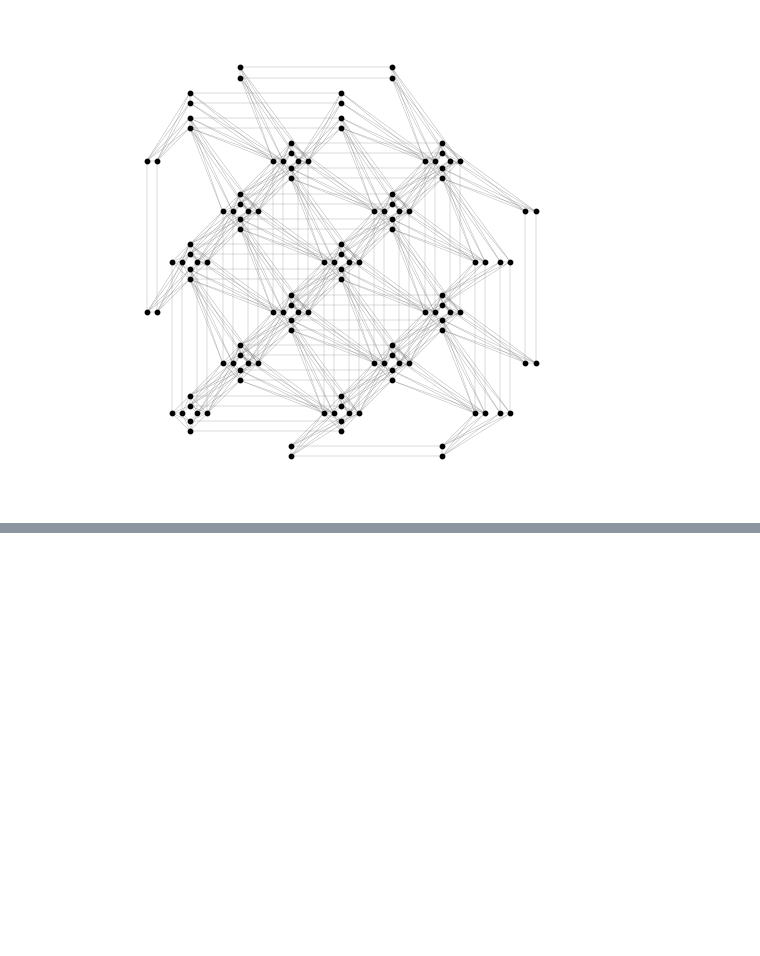
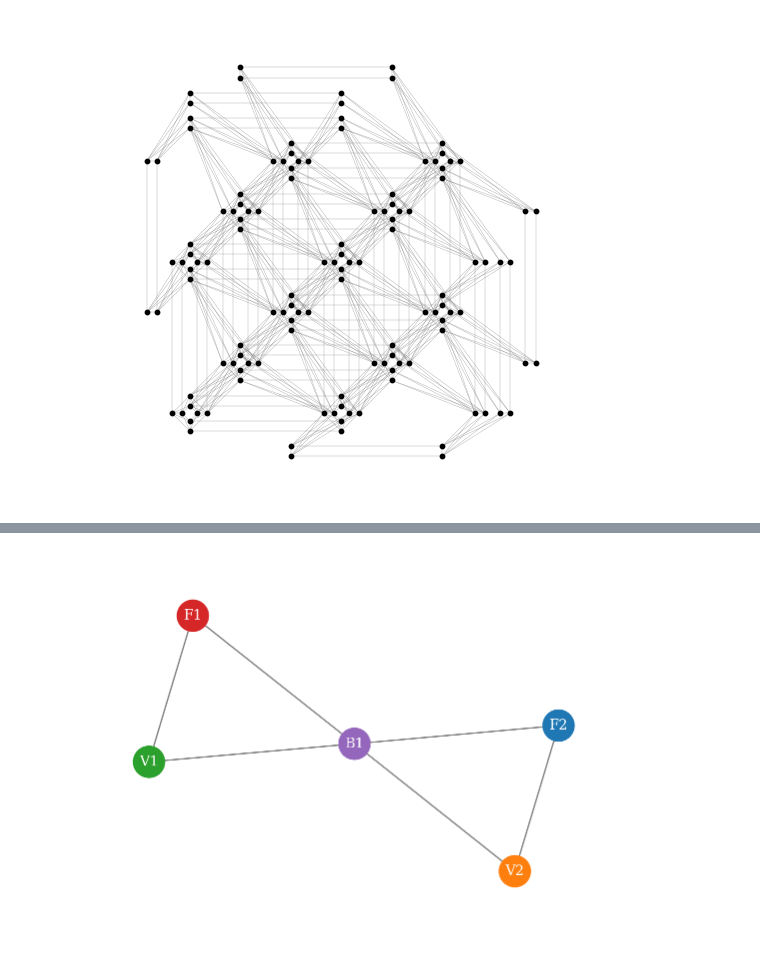
Before and after one commit to KirbyZX/PHYS4213, a Jupyter notebook: Notebooks/Figures.ipynb, the cells around one changed output, grey strips where cells are left out. Saved outputs shown, nothing was run; the diff lists cells and outputs as text; code cells hidden in the pictures; blank space fills up the shorter version.

```diff
--- a/Notebooks/Figures.ipynb
+++ b/Notebooks/Figures.ipynb
@@ -13,0 +54,15 @@ plt.savefig("..\Figures\pegasus.pdf", pad_inches=0, bbox_inches="tight")
+# %%
+edges = [("F1","V1"), ("V1","B1"), ("F1","B1"), ("F2","V2"), ("V2","B1"), ("F2","B1")]
+
+F = nx.Graph()
+F.add_edges_from(edges)
+
+colours = ["tab:red", "tab:green", "tab:purple", "tab:blue", "tab:orange"]
+
+pos = nx.spring_layout(F, seed=1)
+nx.draw_networkx(F, pos=pos, edge_color="grey", width=1, font_size=10, font_family="serif", font_color="white", node_size=500, node_color=colours, hide_ticks=True)
+plt.gca().set_aspect("equal", "datalim")
+plt.axis("off")
+plt.savefig("..\Figures\\toy_graph.pdf", pad_inches=0, bbox_inches="tight")
+# %% [output]
+[figure, added]
```
Also changed, not shown: parts of 4 cells of this notebook, 7 other files.
